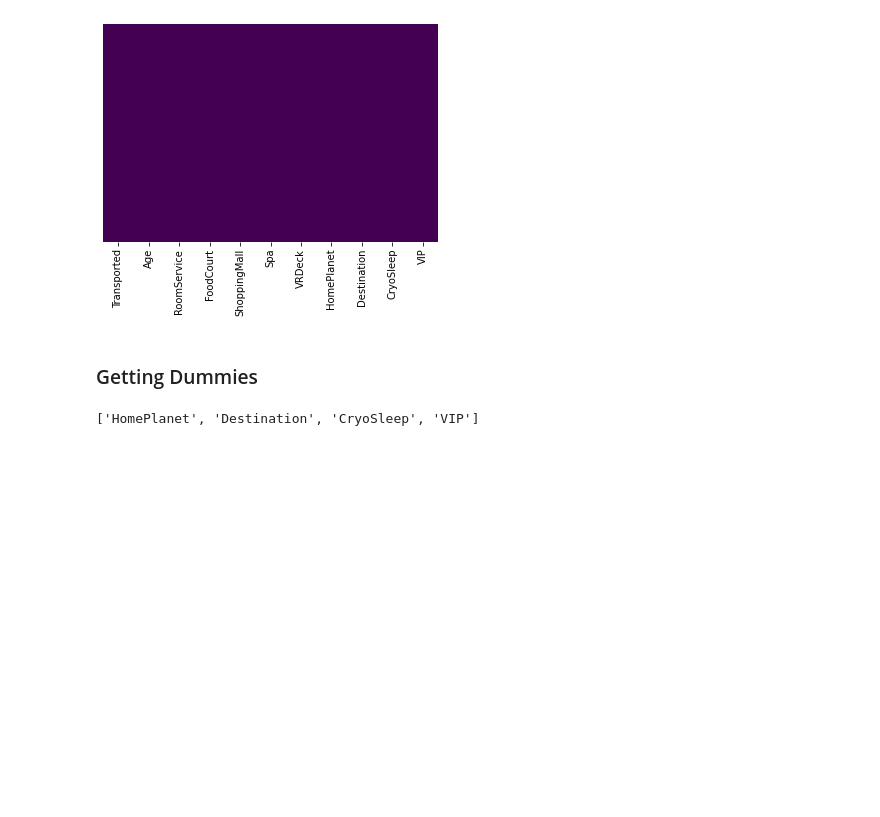
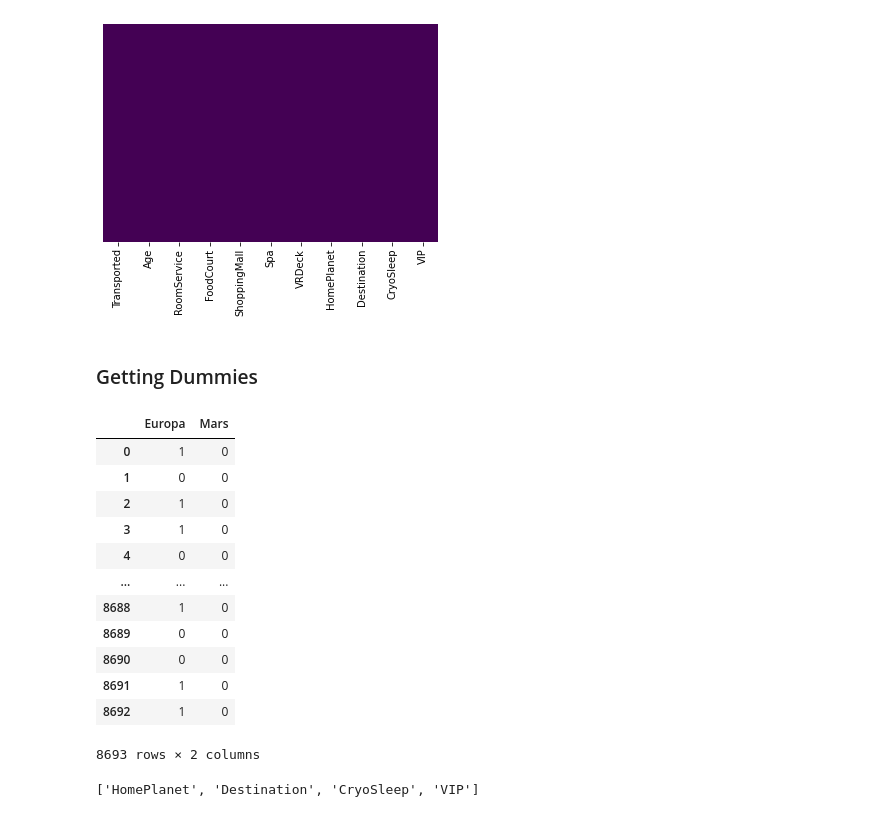
Before and after one commit to Praj-17/Kaggle-Competitions, a Jupyter notebook: SpceShip Titanic/preprocessing.ipynb, the cells around one changed output. Drawn from its saved outputs; the diff is of its cells as text; code cells hidden in the pictures; blank space fills up the shorter version.

```diff
--- a/SpceShip Titanic/preprocessing.ipynb
+++ b/SpceShip Titanic/preprocessing.ipynb
@@ -95,9 +95,24 @@ sns.heatmap(train.isnull(), yticklabels=False, cbar=False, cmap='viridis')
 # %% [markdown]
 ### Getting Dummies
 # %%
-# dummies  = pd.get_dummies(train['HomePlanet'], drop_first = True)
-# train = pd.concat([train,dummies], axis=1)
-# train = train.drop(train['HomePlanet'], axis = 1)
+dummies  = pd.get_dummies(train['HomePlanet'], drop_first = True)
+# dummies  = pd.get_dummies(train['HomePlanet'])
+# %%
+dummies
+# %% [output]
+|  | Europa | Mars |
+| 0 | 1 | 0 |
+| 1 | 0 | 0 |
+| 2 | 1 | 0 |
+| 3 | 1 | 0 |
+| 4 | 0 | 0 |
+| ... | ... | ... |
+| 8688 | 1 | 0 |
+| 8689 | 0 | 0 |
+| 8690 | 0 | 0 |
+| 8691 | 1 | 0 |
+| 8692 | 1 | 0 |
+8693 rows × 2 columns
 # %%
 to_impute_knn
 # %% [output]
```
